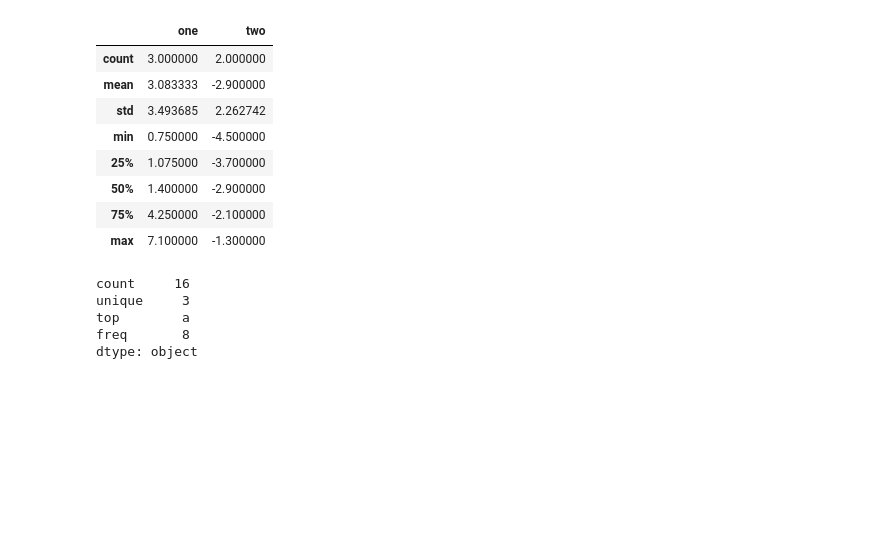
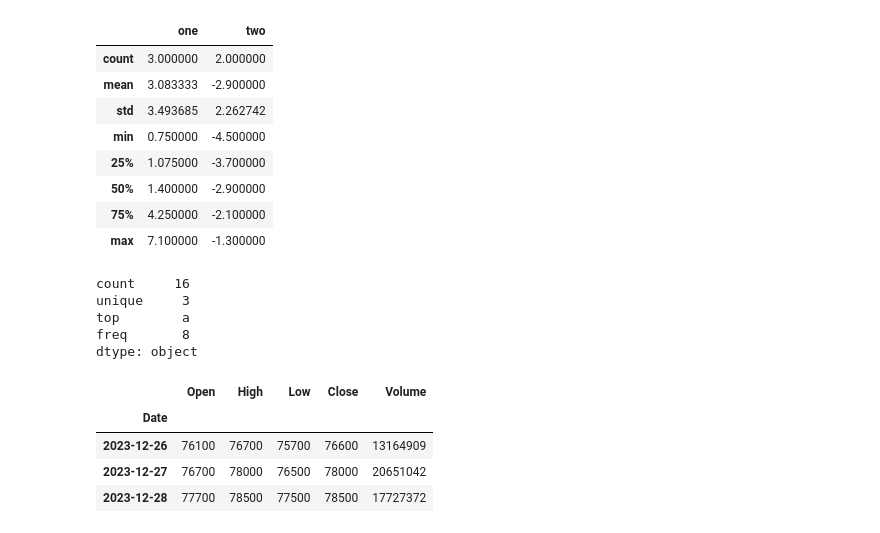
Before and after one commit to verba-neo/KDT-data-33, a Jupyter notebook: 02-statistics/Pandas.ipynb, the cells around one changed output. Drawn from its saved outputs; the diff is of its cells as text; code cells hidden in the pictures; blank space fills up the shorter version.

```diff
--- a/02-statistics/Pandas.ipynb
+++ b/02-statistics/Pandas.ipynb
@@ -1078,3 +1078,15 @@ unique     3
 top        a
 freq       8
 dtype: object
+# %%
+import pandas
+from pandas_datareader import data
+
+df = web.DataReader('005930', 'naver', start='2023-12-25', end='2023-12-29')
+df
+# %% [output]
+|  | Open | High | Low | Close | Volume |
+| Date |  |  |  |  |  |
+| 2023-12-26 | 76100 | 76700 | 75700 | 76600 | 13164909 |
+| 2023-12-27 | 76700 | 78000 | 76500 | 78000 | 20651042 |
+| 2023-12-28 | 77700 | 78500 | 77500 | 78500 | 17727372 |
```
Also changed, not shown: 2 other files.
